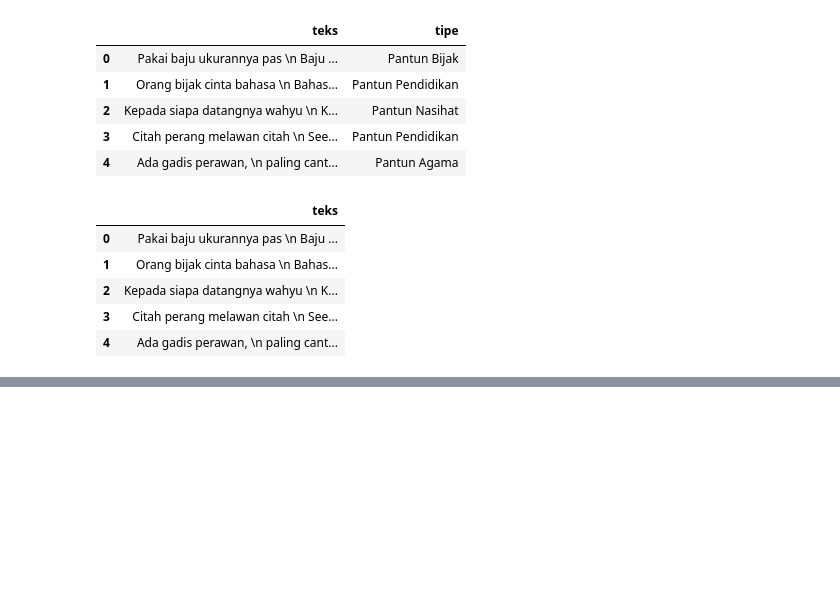
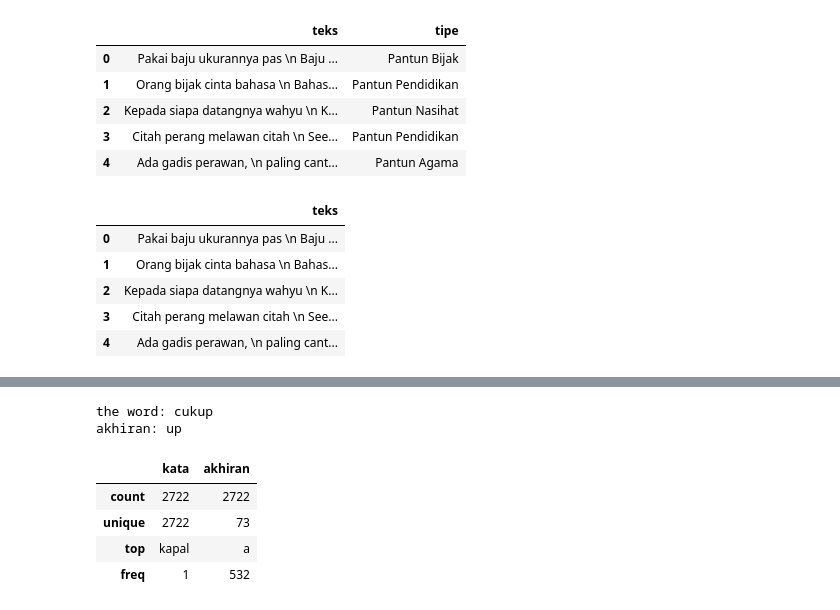
Before and after one commit to nthnfaustine/parator_model, a Jupyter notebook: paratorv1.ipynb, the cells around one changed output, grey strips where cells are left out. Drawn from its saved outputs; the diff is of its cells as text; code cells hidden in the pictures; blank space fills up the shorter version.

```diff
--- a/paratorv1.ipynb
+++ b/paratorv1.ipynb
@@ -70,0 +143,22 @@ new_df.head()
+# %%
+# Test the series
+
+print("the word: {}".format(kata_series[2706]))
+print("akhiran: {}".format(labels[2706]))
+# %% [output]
+the word: cukup
+akhiran: up
+# %%
+# Make the DF
+
+frame = {'kata': kata_series,
+         'akhiran': label_series}
+
+df_rhyme = pd.DataFrame(frame)
+df_rhyme.describe()
+# %% [output]
+|  | kata | akhiran |
+| count | 2722 | 2722 |
+| unique | 2722 | 73 |
+| top | kapal | a |
+| freq | 1 | 532 |
```
Also changed, not shown: parts of 16 cells of this notebook.
